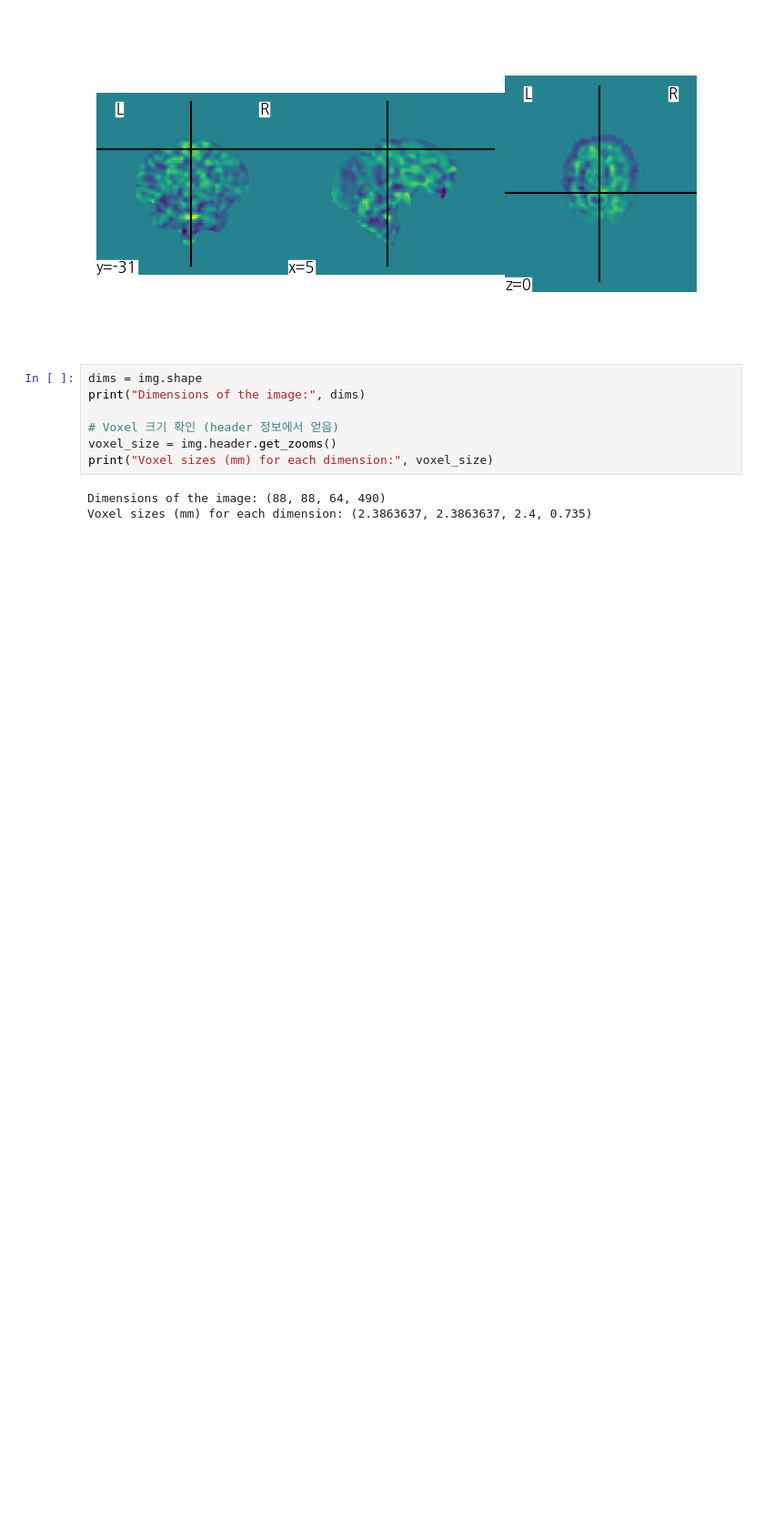
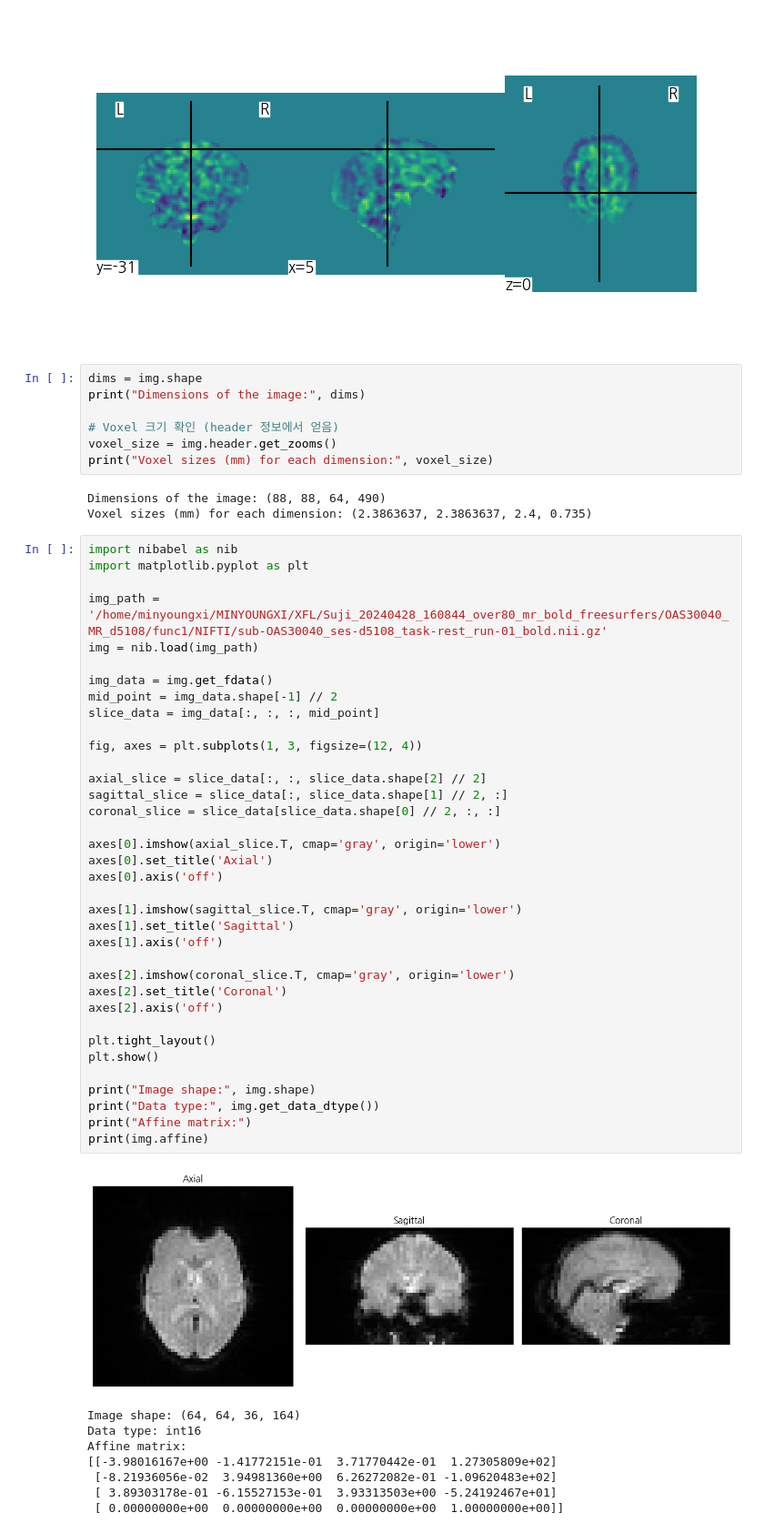
Before and after one commit to minyoungci/fMRI-, a Jupyter notebook: Nilearn_Practice.ipynb, the cells around one changed output. Shown: that part at 91% size. Drawn from its saved outputs; the diff is of its cells as text; blank space fills up the shorter version.

```diff
--- a/Nilearn_Practice.ipynb
+++ b/Nilearn_Practice.ipynb
@@ -169,3 +170,48 @@ print("Voxel sizes (mm) for each dimension:", voxel_size)
 # %% [output]
 Dimensions of the image: (88, 88, 64, 490)
 Voxel sizes (mm) for each dimension: (2.3863637, 2.3863637, 2.4, 0.735)
+# %%
+import nibabel as nib
+import matplotlib.pyplot as plt
+
+img_path = '/home/minyoungxi/MINYOUNGXI/XFL/Suji_20240428_160844_over80_mr_bold_freesurfers/OAS30040_MR_d5108/func1/NIFTI/sub-OAS30040_ses-d5108_task-rest_run-01_bold.nii.gz'
+img = nib.load(img_path)
+
+img_data = img.get_fdata()
+mid_point = img_data.shape[-1] // 2
+slice_data = img_data[:, :, :, mid_point]
+
+fig, axes = plt.subplots(1, 3, figsize=(12, 4))
+
+axial_slice = slice_data[:, :, slice_data.shape[2] // 2]
+sagittal_slice = slice_data[:, slice_data.shape[1] // 2, :]
+coronal_slice = slice_data[slice_data.shape[0] // 2, :, :]
+
+axes[0].imshow(axial_slice.T, cmap='gray', origin='lower')
+axes[0].set_title('Axial')
+axes[0].axis('off')
+
+axes[1].imshow(sagittal_slice.T, cmap='gray', origin='lower')
+axes[1].set_title('Sagittal')
+axes[1].axis('off')
+
+axes[2].imshow(coronal_slice.T, cmap='gray', origin='lower')
+axes[2].set_title('Coronal')
+axes[2].axis('off')
+
+plt.tight_layout()
+plt.show()
+
+print("Image shape:", img.shape)
+print("Data type:", img.get_data_dtype())
+print("Affine matrix:")
+print(img.affine)
+# %% [output]
+[figure, added]
+Image shape: (64, 64, 36, 164)
+Data type: int16
+Affine matrix:
+[[-3.98016167e+00 -1.41772151e-01  3.71770442e-01  1.27305809e+02]
+ [-8.21936056e-02  3.94981360e+00  6.26272082e-01 -1.09620483e+02]
+ [ 3.89303178e-01 -6.15527153e-01  3.93313503e+00 -5.24192467e+01]
+ [ 0.00000000e+00  0.00000000e+00  0.00000000e+00  1.00000000e+00]]
```
Also changed, not shown: parts of 2 cells of this notebook, 3 other files.
